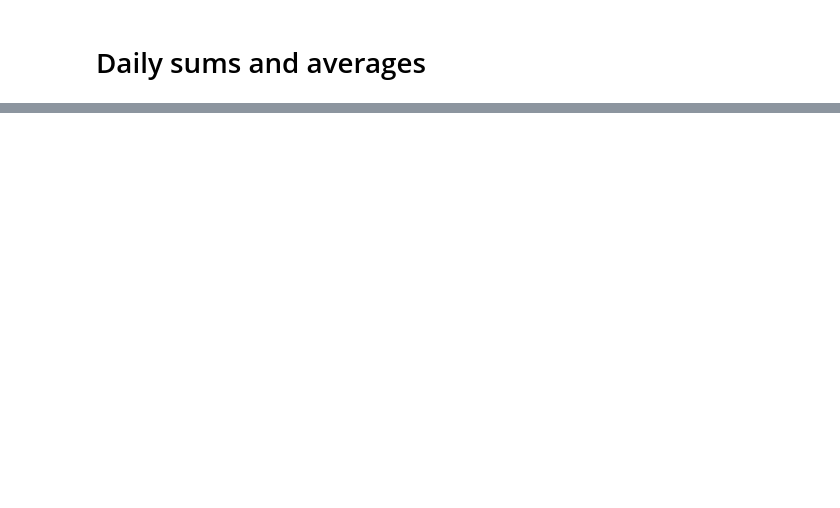
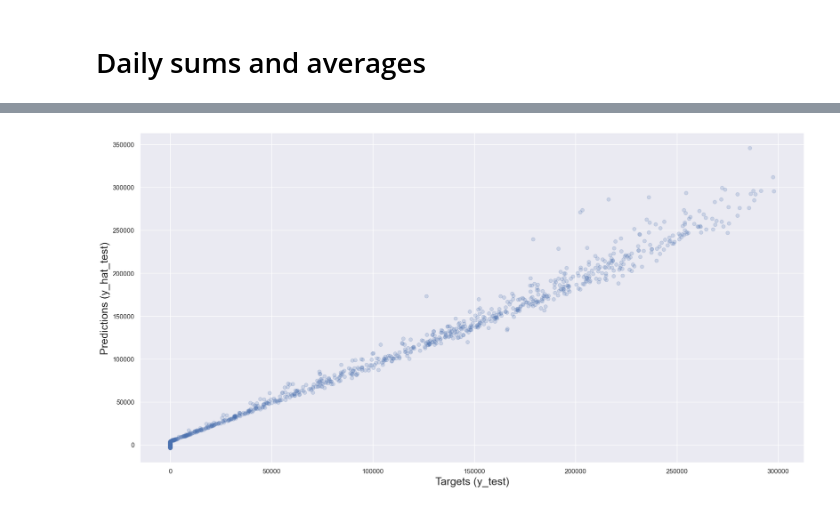
Before and after one commit to jamesdeluk/data-projects, a Jupyter notebook: solar-power-generation-data (anikannal)/solar.ipynb, the cells around one changed output, grey strips where cells are left out. Saved outputs shown, nothing was run; the diff lists cells and outputs as text; code cells hidden in the pictures; blank space fills up the shorter version.

```diff
--- a/solar-power-generation-data (anikannal)/solar.ipynb
+++ b/solar-power-generation-data (anikannal)/solar.ipynb
@@ -125,0 +205,8 @@ plt.show()
+# %%
+y_hat_test = reg.predict(x_test)
+plt.scatter(y_test, y_hat_test, alpha=0.2)
+plt.xlabel('Targets (y_test)',size=18)
+plt.ylabel('Predictions (y_hat_test)',size=18)
+plt.show()
+# %% [output]
+[figure, added]
```
Also changed, not shown: parts of 11 cells of this notebook.
